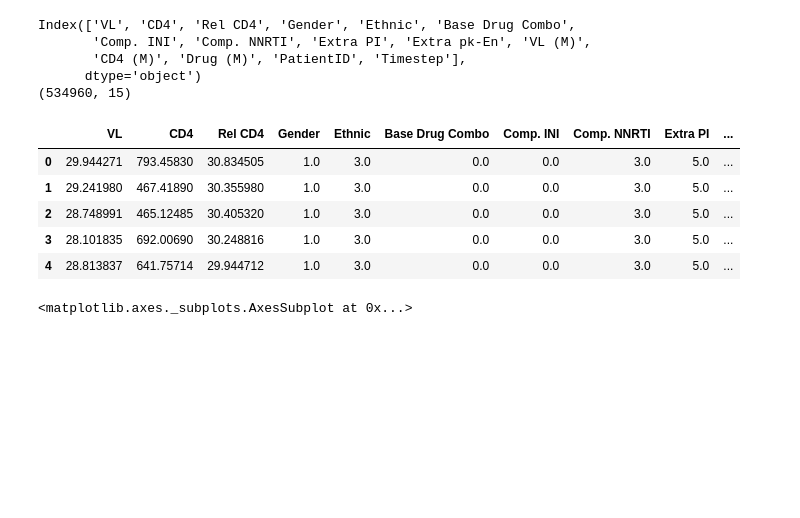
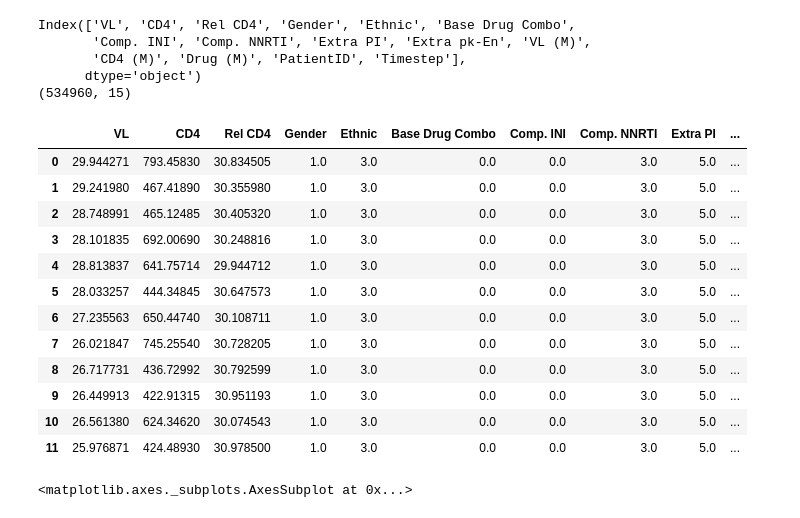
Before and after one commit to jashvanjara/UNSW-Datathon-2023, a Jupyter notebook: Testing.ipynb, the cells around one changed output. Cells and saved outputs as stored; diff of their text form; code cells hidden in the pictures; blank space fills up the shorter version.

```diff
--- a/Testing.ipynb
+++ b/Testing.ipynb
@@ -17,13 +17,20 @@ Index(['VL', 'CD4', 'Rel CD4', 'Gender', 'Ethnic', 'Base Drug Combo',
       dtype='object')
 (534960, 15)
 # %%
-Data.head()
+Data.head(12)
 # %% [output]
 |  | VL | CD4 | Rel CD4 | Gender | Ethnic | Base Drug Combo | Comp. INI | Comp. NNRTI | Extra PI | ... |
 | 0 | 29.944271 | 793.45830 | 30.834505 | 1.0 | 3.0 | 0.0 | 0.0 | 3.0 | 5.0 | ... |
 | 1 | 29.241980 | 467.41890 | 30.355980 | 1.0 | 3.0 | 0.0 | 0.0 | 3.0 | 5.0 | ... |
 | 2 | 28.748991 | 465.12485 | 30.405320 | 1.0 | 3.0 | 0.0 | 0.0 | 3.0 | 5.0 | ... |
 | 3 | 28.101835 | 692.00690 | 30.248816 | 1.0 | 3.0 | 0.0 | 0.0 | 3.0 | 5.0 | ... |
 | 4 | 28.813837 | 641.75714 | 29.944712 | 1.0 | 3.0 | 0.0 | 0.0 | 3.0 | 5.0 | ... |
+| 5 | 28.033257 | 444.34845 | 30.647573 | 1.0 | 3.0 | 0.0 | 0.0 | 3.0 | 5.0 | ... |
+| 6 | 27.235563 | 650.44740 | 30.108711 | 1.0 | 3.0 | 0.0 | 0.0 | 3.0 | 5.0 | ... |
+| 7 | 26.021847 | 745.25540 | 30.728205 | 1.0 | 3.0 | 0.0 | 0.0 | 3.0 | 5.0 | ... |
+| 8 | 26.717731 | 436.72992 | 30.792599 | 1.0 | 3.0 | 0.0 | 0.0 | 3.0 | 5.0 | ... |
+| 9 | 26.449913 | 422.91315 | 30.951193 | 1.0 | 3.0 | 0.0 | 0.0 | 3.0 | 5.0 | ... |
+| 10 | 26.561380 | 624.34620 | 30.074543 | 1.0 | 3.0 | 0.0 | 0.0 | 3.0 | 5.0 | ... |
+| 11 | 25.976871 | 424.48930 | 30.978500 | 1.0 | 3.0 | 0.0 | 0.0 | 3.0 | 5.0 | ... |
 # %%
 f, ax = plt.subplots(figsize=(12, 9)) # Setting size of the results panel
```
Also changed, not shown: parts of 4 cells of this notebook.
